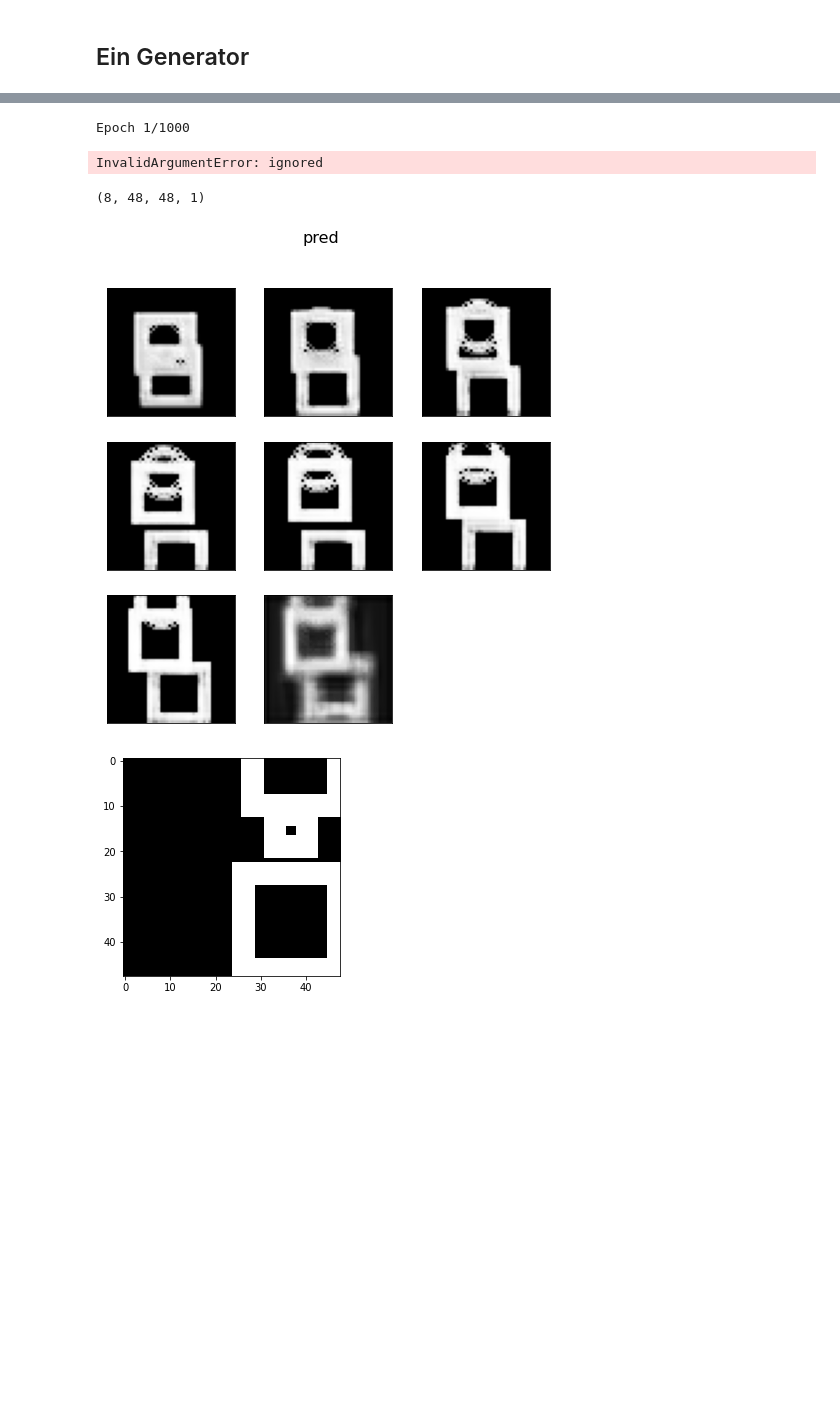
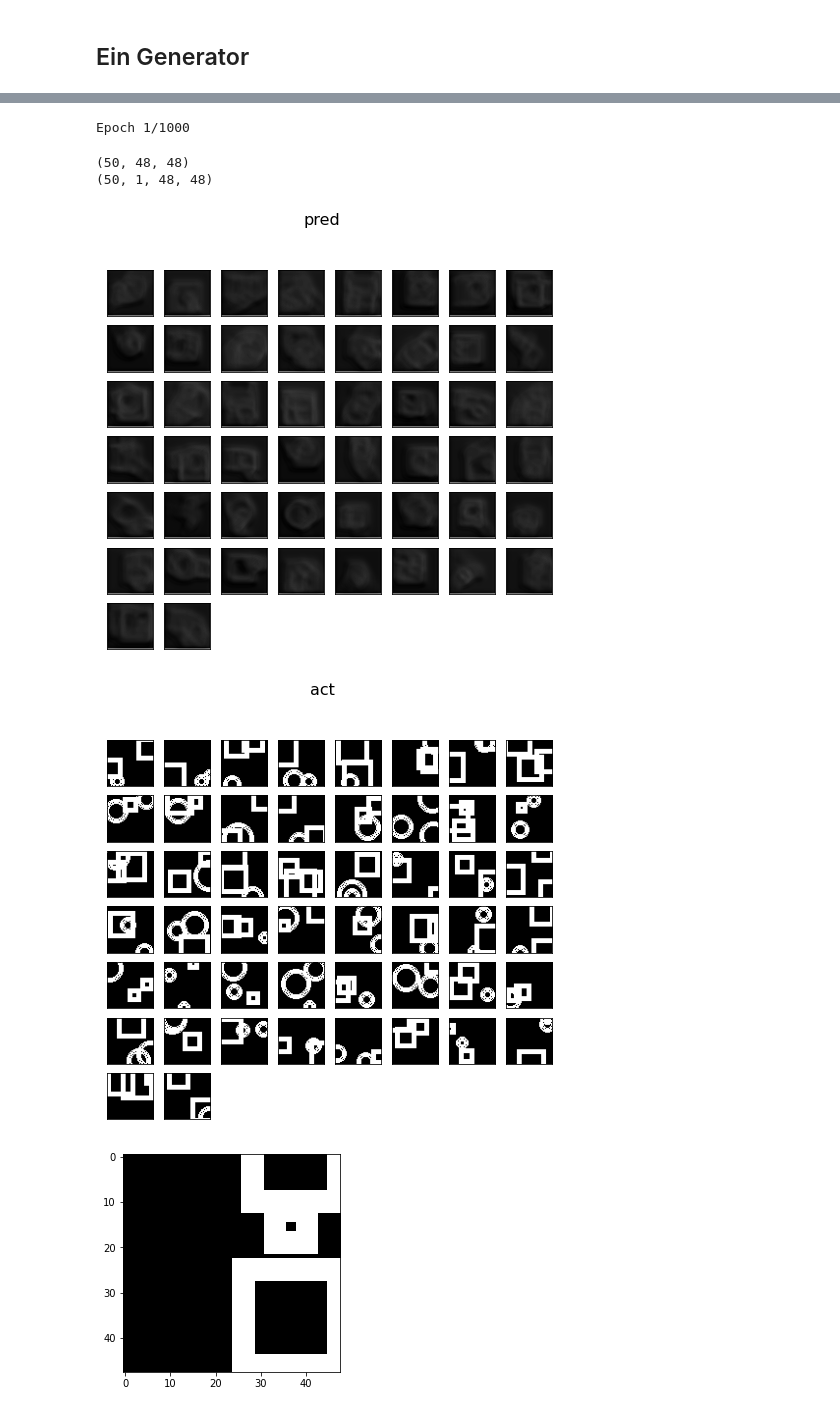
Before and after one commit to MaschinenNah/FramePred2021, a Jupyter notebook: FramePred2021_03_moving_objects.ipynb, the cells around one changed output, grey strips where cells are left out. Drawn from its saved outputs; the diff is of its cells as text; code cells hidden in the pictures; blank space fills up the shorter version.

```diff
--- a/FramePred2021_03_moving_objects.ipynb
+++ b/FramePred2021_03_moving_objects.ipynb
@@ -130,6 +130,7 @@ class FramePredGen(Sequence):
   def __init__(self,
                frame_shape,
                n_frames_x,
+               n_frames_y,
                n_objects,
                object_generator,
                len=50,
@@ -137,6 +138,7 @@ class FramePredGen(Sequence):
 
     self.frame_shape = frame_shape
     self.n_frames_x = n_frames_x
+    self.n_frames_y = n_frames_y
     self.n_objects = n_objects
     self.object_generator = object_generator
     self.len = len
@@ -154,12 +156,12 @@ class FramePredGen(Sequence):
     else:
       batch_x, batch_y = self._get_empty_batch()
       for example_index in range(self.batch_size):
-        all_frames = np.zeros((self.n_frames_x + 1,) + self.frame_shape)
+        all_frames = np.zeros((self.n_frames_x + self.n_frames_y,) + self.frame_shape)
         for object_index in range(self.n_objects):
           self.object_generator(all_frames)
 
         x = all_frames[:self.n_frames_x]
-        y = all_frames[1:]
+        y = all_frames[self.n_frames_x]
 
         batch_x[example_index] = x
         batch_y[example_index] = y
@@ -169,12 +171,12 @@ class FramePredGen(Sequence):
   # Hilfsfunktion – Erzeugung leerer Batches:
   def _get_empty_batch(self):
     empty_batch_x = np.zeros((self.batch_size,) + (self.n_frames_x,) + (self.frame_shape), "float32")
-    empty_batch_y = np.zeros((self.batch_size,) + (self.n_frames_x,) + (self.frame_shape), "float32")
+    empty_batch_y = np.zeros((self.batch_size,) + (self.n_frames_y,) + (self.frame_shape), "float32")
     return empty_batch_x, empty_batch_y
 # %%
 shape = (48, 48)
 
-gen = FramePredGen(shape, 8, 3, write_moving_object_into)
+gen = FramePredGen(shape, 8, 1, 3, write_moving_object_into)
 
 batch = gen[0]
 
@@ -190,5 +192,5 @@ show.show_images_from_np_array(batch[1][0], "y", width=5)
 # %%
-from tensorflow.keras.layers import Input, ConvLSTM2D, BatchNormalization, Conv3D, Conv2D
+from tensorflow.keras.layers import Input, ConvLSTM2D, BatchNormalization, Conv3D, Conv2D, Reshape
 from tensorflow.keras.models import Model
 from tensorflow.keras.losses import binary_crossentropy
 from tensorflow.keras.optimizers import Adam
@@ -224,11 +226,13 @@ x = ConvLSTM2D(
 x = Conv2D(
     filters=1, kernel_size=(3, 3), activation="sigmoid", padding="same"
 )(x)
+x = Reshape((1,48,48))(x)
 
-model.summary()
+
 
 # Next, we will build the complete model and compile it.
 model = Model(inp, x)
+model.summary()
 model.compile(
     loss=binary_crossentropy, optimizer=Adam(),
 )
@@ -254,14 +258,19 @@ _________________________________________________________________
 model.fit(gen, epochs=1000)
 # %% [output]
 Epoch 1/1000
-InvalidArgumentError: ignored
 # %%
-pred = model.predict(gen[1][0])
-print(pred[0].shape)
-show.show_images_from_np_array(pred[0].reshape(8, 48, 48), "pred")
+batch = gen[0]
+print(batch[1].shape)
+pred = model.predict(batch[0])
+actual = batch[1]
+print(pred.shape)
+show.show_images_from_np_array(pred.reshape(50, 48, 48), "pred")
+show.show_images_from_np_array(actual.reshape(50, 48, 48), "act")
 # %% [output]
-(8, 48, 48, 1)
+(50, 48, 48)
+(50, 1, 48, 48)
-[figure, old version]
+[figure, new version]
+[figure, added]
 # %%
 def predict_single(model, input):
   input = input[np.newaxis, ...]
```
Also changed, not shown: parts of 4 cells of this notebook.
